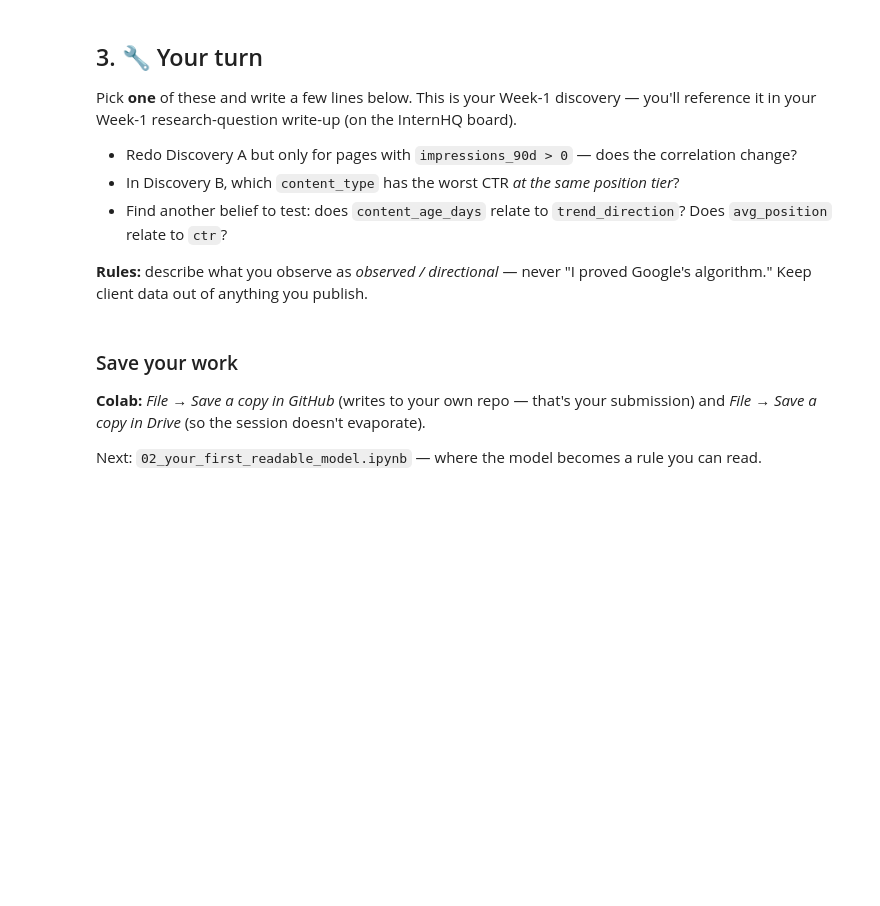
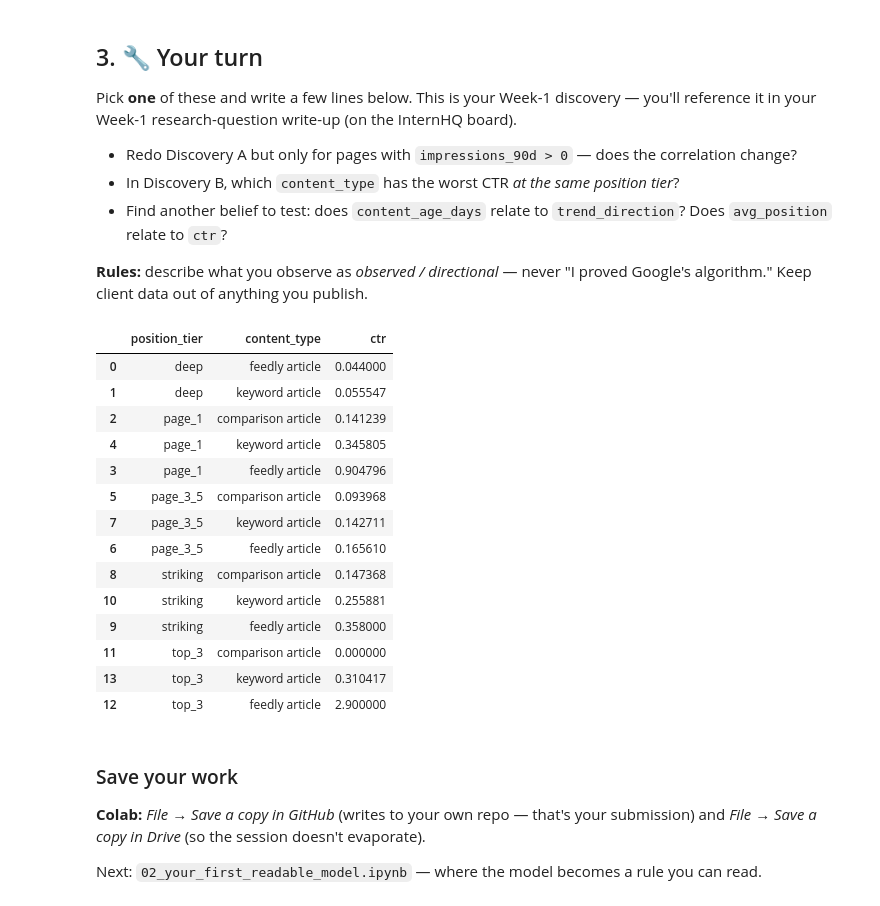
Before and after one commit to 2004kushsutar/ML-Engineer-Intern, a Jupyter notebook: notebooks/01_first_look_and_discovery.ipynb, the cells around one changed output. Saved outputs shown, nothing was run; the diff lists cells and outputs as text; code cells hidden in the pictures; blank space fills up the shorter version.

```diff
--- a/notebooks/01_first_look_and_discovery.ipynb
+++ b/notebooks/01_first_look_and_discovery.ipynb
@@ -98,7 +152,29 @@ Pick **one** of these and write a few lines below. This is your Week-1 discovery
 
 **Rules:** describe what you observe as *observed / directional* — never "I proved Google's algorithm." Keep client data out of anything you publish.
 # %%
-# Your discovery here
+# Group by position_tier and content_type to find mean CTR
+visible = df[df["impressions_90d"] >= 100]
+mean_ctr = visible.groupby(["position_tier", "content_type"])["ctr"].mean().reset_index()
+
+# Sort by position_tier and CTR to easily see the worst performing content types
+mean_ctr_sorted = mean_ctr.sort_values(by=["position_tier", "ctr"])
+display(mean_ctr_sorted)
+# %% [output]
+|  | position_tier | content_type | ctr |
+| 0 | deep | feedly article | 0.044000 |
+| 1 | deep | keyword article | 0.055547 |
+| 2 | page_1 | comparison article | 0.141239 |
+| 4 | page_1 | keyword article | 0.345805 |
+| 3 | page_1 | feedly article | 0.904796 |
+| 5 | page_3_5 | comparison article | 0.093968 |
+| 7 | page_3_5 | keyword article | 0.142711 |
+| 6 | page_3_5 | feedly article | 0.165610 |
+| 8 | striking | comparison article | 0.147368 |
+| 10 | striking | keyword article | 0.255881 |
+| 9 | striking | feedly article | 0.358000 |
+| 11 | top_3 | comparison article | 0.000000 |
+| 13 | top_3 | keyword article | 0.310417 |
+| 12 | top_3 | feedly article | 2.900000 |
 # %% [markdown]
 ### Save your work
 **Colab:** *File → Save a copy in GitHub* (writes to your own repo — that's your submission) and *File → Save a copy in Drive* (so the session doesn't evaporate).
```
Also changed, not shown: parts of 7 cells of this notebook.
